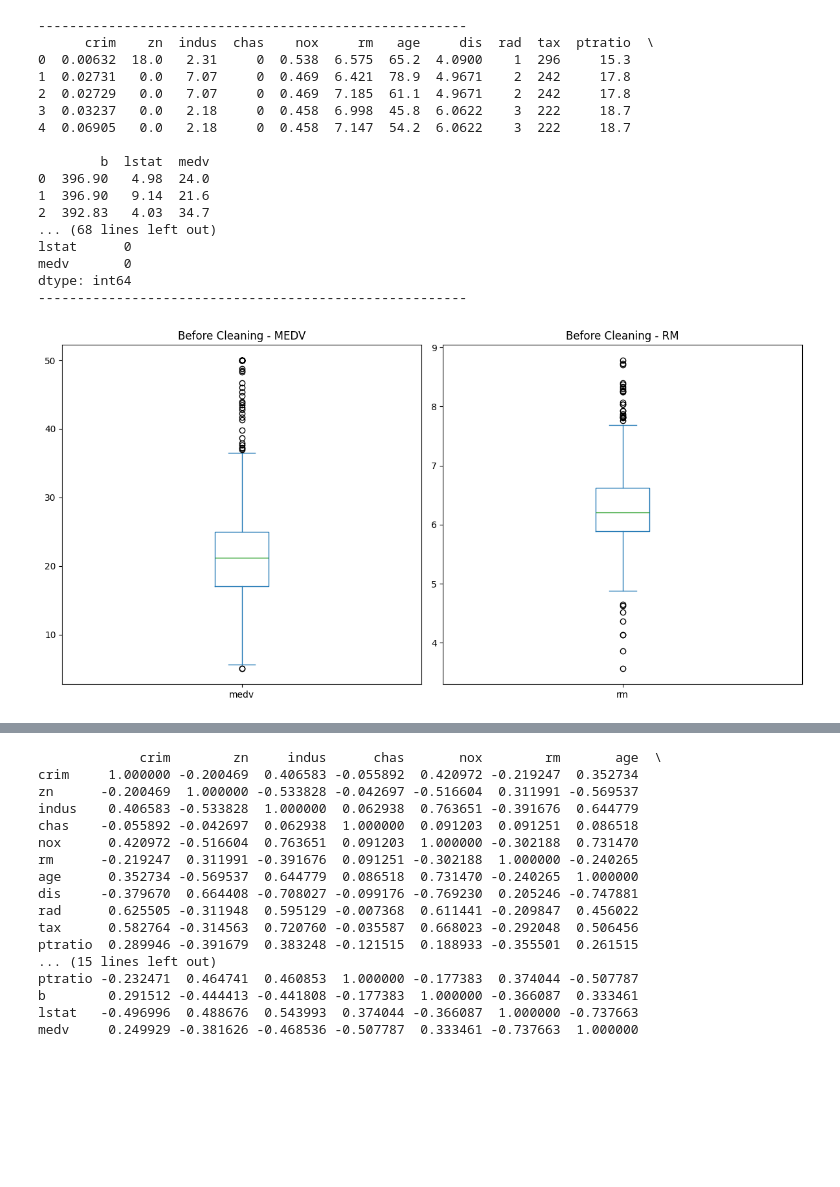
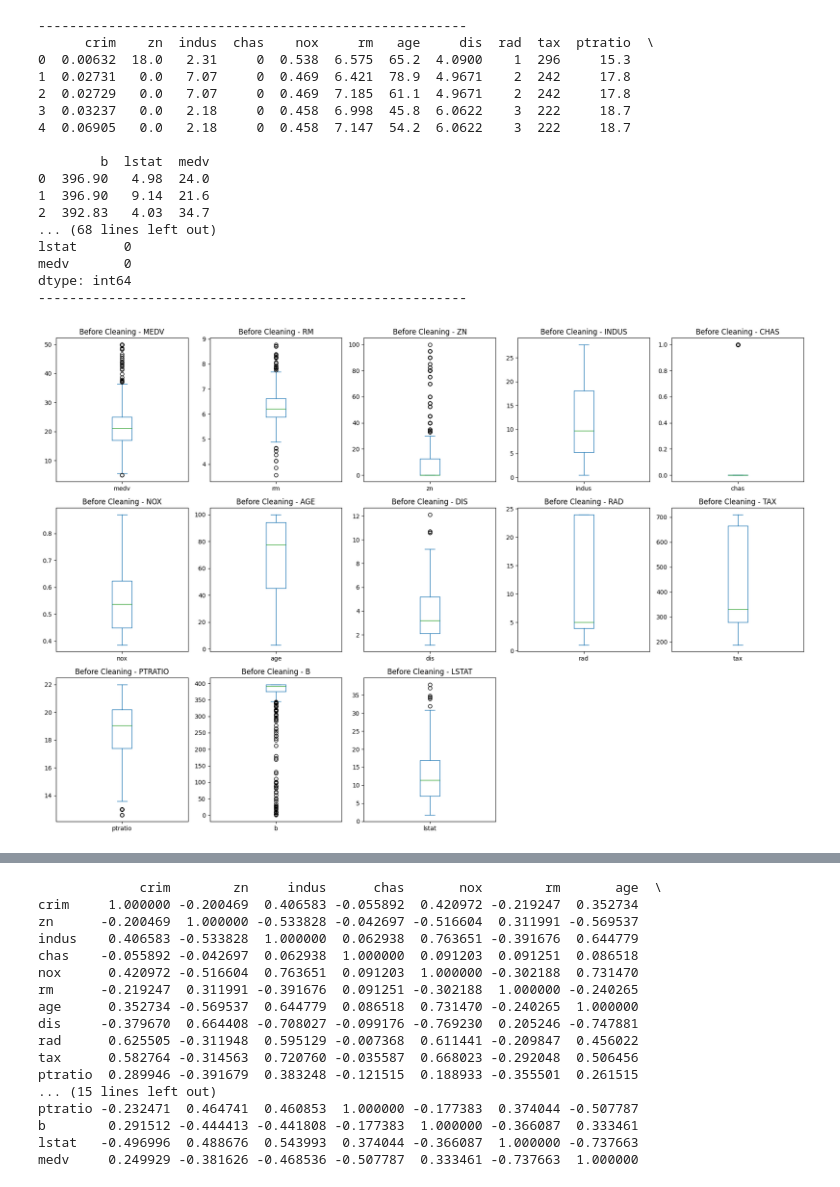
Before and after one commit to xiaoshunren/AI, a Jupyter notebook: Ai-Study/LINEARREGRESSION/update_boston_house_price.ipynb, the cells around one changed output, grey strips where cells are left out. Saved outputs shown, nothing was run; the diff lists cells and outputs as text; code cells hidden in the pictures; blank space fills up the shorter version.

```diff
--- a/Ai-Study/LINEARREGRESSION/update_boston_house_price.ipynb
+++ b/Ai-Study/LINEARREGRESSION/update_boston_house_price.ipynb
@@ -12,6 +12,10 @@ from sklearn.linear_model import LinearRegression, Ridge, Lasso  # 回归模型
 from sklearn.svm import SVR  # 支持向量回归
 from sklearn.ensemble import RandomForestRegressor  # 随机森林回归
 from sklearn.metrics import mean_squared_error, r2_score  # 模型评估
+
+# 影响因素
+# CRIM（人均犯罪率） ; NOX（一氧化氮浓度） ; RM（住宅房间数）; AGE（1940年以前建造的住宅比例）; DIS（距离波士顿五个主要就业中心的加权距离）
+# RAD（高速公路可达性指数） ; TAX（每万美元的财产税率） ; PTRATIO（师生比）; B（黑人比例） ; LSTAT（低收入人群比例）; MEDV（自住房屋的中位数价格）
 
 # 加载数据集
 file_path = 'C:\\Users\\10075\\Downloads\\Ai-Study\\DataSet\\Boston Housing.csv'
@@ -32,15 +36,21 @@ print('-------------------------------------------------------')
 print(data.isnull().sum())  # 检查数据集中各列的缺失值数量_计算每列的缺失值数量
 print('-------------------------------------------------------')
 
-# 数据清洗前的数据分布可视化( 假设只处理 'medv' 和 'rm' 这两个特征的异常值)
-plt.figure(figsize=(12, 6))
-plt.subplot(1, 2, 1)
-data['medv'].plot(kind='box', title='Before Cleaning - MEDV')
-plt.subplot(1, 2, 2)
-data['rm'].plot(kind='box', title='Before Cleaning - RM')
-plt.tight_layout()
-plt.show()
+# 数据清洗前的数据分布可视化
 
+plt.figure(figsize=(18, 12))  # 增加图形大小去适应多个子图
+
+features = ['medv', 'rm', 'zn', 'indus', 'chas', 'nox', 'age', 'dis', 'rad', 'tax', 'ptratio', 'b', 'lstat']
+titles = ['MEDV', 'RM', 'ZN', 'INDUS', 'CHAS', 'NOX', 'AGE', 'DIS', 'RAD', 'TAX', 'PTRATIO', 'B', 'LSTAT']
+
+# 确保每个特征都有一个子图
+for i, (feature, title) in enumerate(zip(features, titles)):
+    plt.subplot(3, 5, i + 1)  # 3行5列，索引从1开始
+    data[feature].plot(kind='box')
+    plt.title(f'Before Cleaning - {title}')
+
+plt.tight_layout()  # 调整子图间距
+plt.show()  # 显示图形
 
 # 处理缺失值
 data.fillna(data.median(), inplace=True)
@@ -57,15 +67,20 @@ IQR = Q3 - Q1
 is_outlier = (data < (Q1 - 1.5 * IQR)) | (data > (Q3 + 1.5 * IQR))
 data_cleaned = data[~is_outlier.any(axis=1)]
 
-# 数据清洗后的数据分布可视化( 假设只处理 'medv' 和 'rm' 这两个特征的异常值)
-plt.figure(figsize=(12, 6))
-plt.subplot(1, 2, 1)
-data_cleaned['medv'].plot(kind='box', title='After Cleaning - MEDV')
-plt.subplot(1, 2, 2)
-data_cleaned['rm'].plot(kind='box', title='After Cleaning - RM')
-plt.tight_layout()
+# 数据清洗后的数据分布可视化
+plt.figure(figsize=(15, 20))  # 增加图形大小去适应多个子图
+
+
+features = ['medv', 'rm', 'zn', 'indus', 'chas', 'nox', 'age', 'dis', 'rad', 'tax', 'ptratio', 'b', 'lstat']
+titles = ['MEDV', 'RM', 'ZN', 'INDUS', 'CHAS', 'NOX', 'AGE', 'DIS', 'RAD', 'TAX', 'PTRATIO', 'B', 'LSTAT']
+
+# 确保每个特征都有一个子图
+for i, (feature, title) in enumerate(zip(features, titles)):
+    ax = plt.subplot(5, 3, i + 1)  # 使用5行3列的布局
+    data_cleaned[feature].plot(kind='box', ax=ax, title=f'After Cleaning - {title}')
+
+plt.tight_layout()  # 调整子图间距
 plt.show()
-
 
 # 计算并显示各特征之间的相关性
 correlation_matrix = data.corr()
@@ -190,31 +205,31 @@ for i, degree in enumerate(degrees):
 
 plt.tight_layout()
 plt.show()
 
 # 可视化预测值与实际值的散点图
 plt.figure(figsize=(10, 6))
 plt.scatter(y_test, y_pred, alpha=0.7)
 plt.plot([y_test.min(), y_test.max()], [y_test.min(), y_test.max()], 'k--', lw=2)
 plt.xlabel('实际值', fontproperties='SimHei')
 plt.ylabel('预测值', fontproperties='SimHei')
 plt.title('实际值 vs 预测值', fontproperties='SimHei')
 plt.show()
 # %% [output]
 -------------------------------------------------------
       crim    zn  indus  chas    nox     rm   age     dis  rad  tax  ptratio  \
 0  0.00632  18.0   2.31     0  0.538  6.575  65.2  4.0900    1  296     15.3
 1  0.02731   0.0   7.07     0  0.469  6.421  78.9  4.9671    2  242     17.8
 2  0.02729   0.0   7.07     0  0.469  7.185  61.1  4.9671    2  242     17.8
 3  0.03237   0.0   2.18     0  0.458  6.998  45.8  6.0622    3  222     18.7
 4  0.06905   0.0   2.18     0  0.458  7.147  54.2  6.0622    3  222     18.7
 
         b  lstat  medv
 0  396.90   4.98  24.0
 1  396.90   9.14  21.6
 2  392.83   4.03  34.7
 ... (68 lines left out)
 lstat      0
 medv       0
 dtype: int64
 -------------------------------------------------------
-[figure, old version]
+[figure, new version]
```
Also changed, not shown: parts of 1 cell of this notebook, 1 other file.
